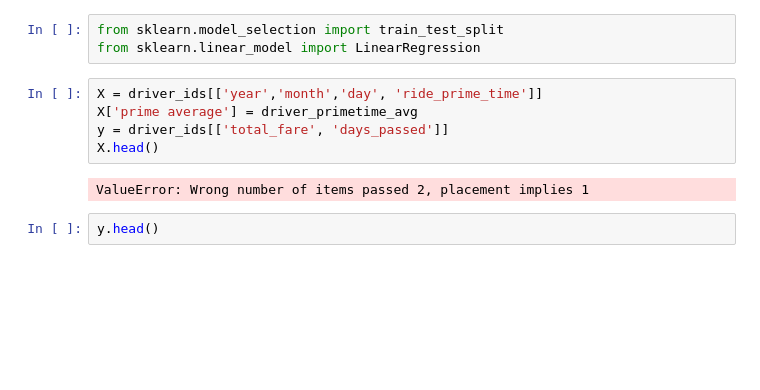
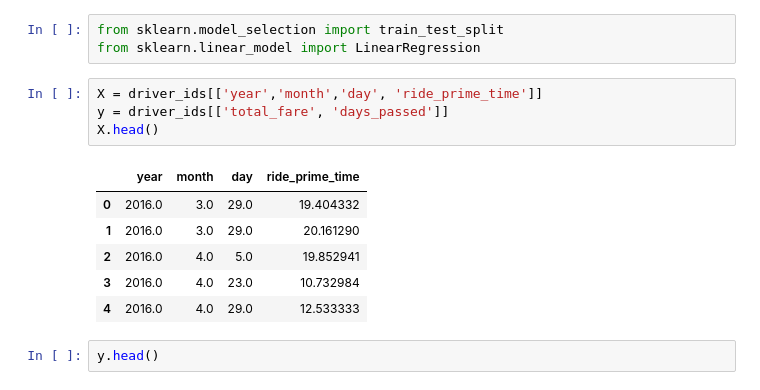
Before and after one commit to nicholasprayogo/lyft_data_challenge, a Jupyter notebook: data-challenge.ipynb, the cells around one changed output. Cells and saved outputs as stored; diff of their text form; blank space fills up the shorter version.

```diff
--- a/data-challenge.ipynb
+++ b/data-challenge.ipynb
@@ -437,11 +493,15 @@ from sklearn.model_selection import train_test_split
 from sklearn.linear_model import LinearRegression
 # %%
 X = driver_ids[['year','month','day', 'ride_prime_time']]
-X['prime average'] = driver_primetime_avg
 y = driver_ids[['total_fare', 'days_passed']]
 X.head()
 # %% [output]
-ValueError: Wrong number of items passed 2, placement implies 1
+|  | year | month | day | ride_prime_time |
+| 0 | 2016.0 | 3.0 | 29.0 | 19.404332 |
+| 1 | 2016.0 | 3.0 | 29.0 | 20.161290 |
+| 2 | 2016.0 | 4.0 | 5.0 | 19.852941 |
+| 3 | 2016.0 | 4.0 | 23.0 | 10.732984 |
+| 4 | 2016.0 | 4.0 | 29.0 | 12.533333 |
 # %%
 y.head()
 # %% [output]
```
Also changed, not shown: parts of 11 cells of this notebook.
